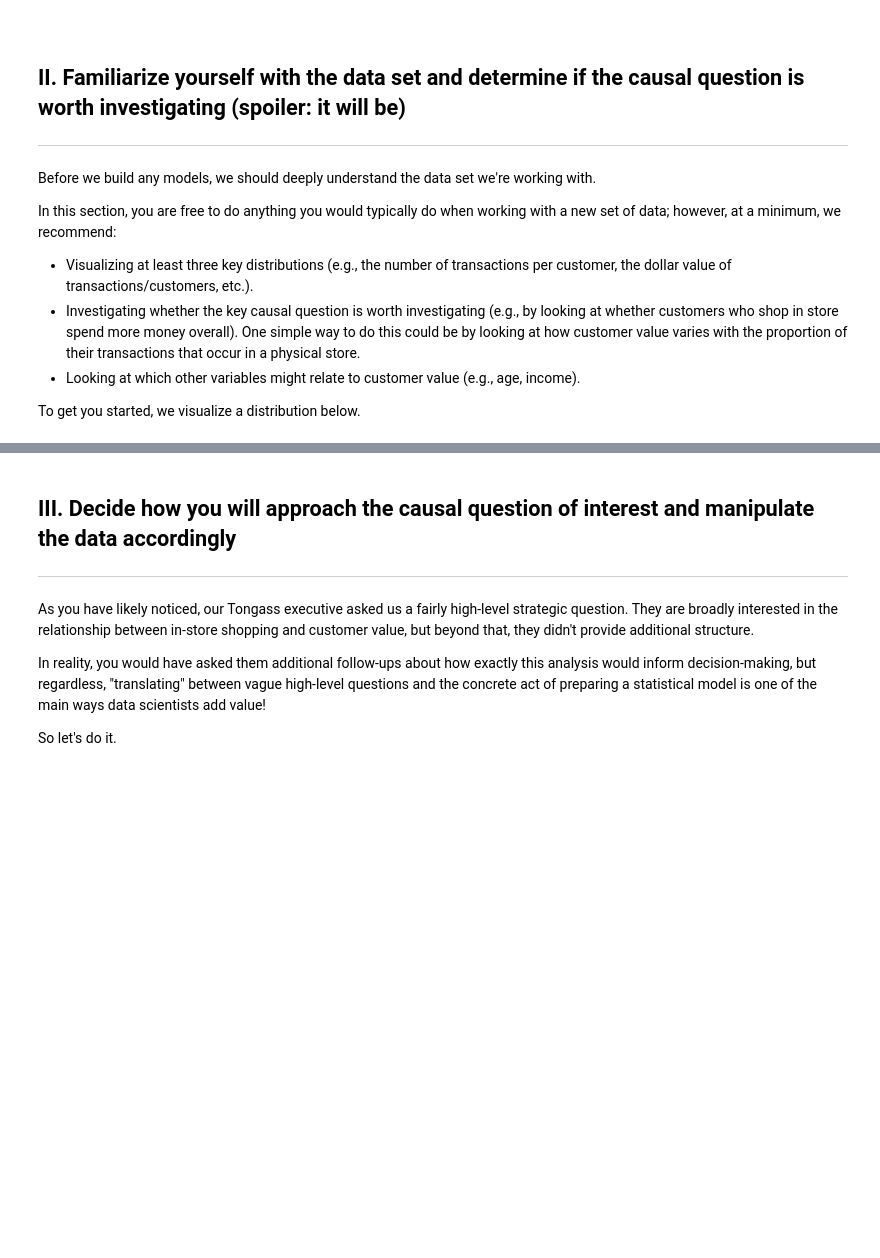
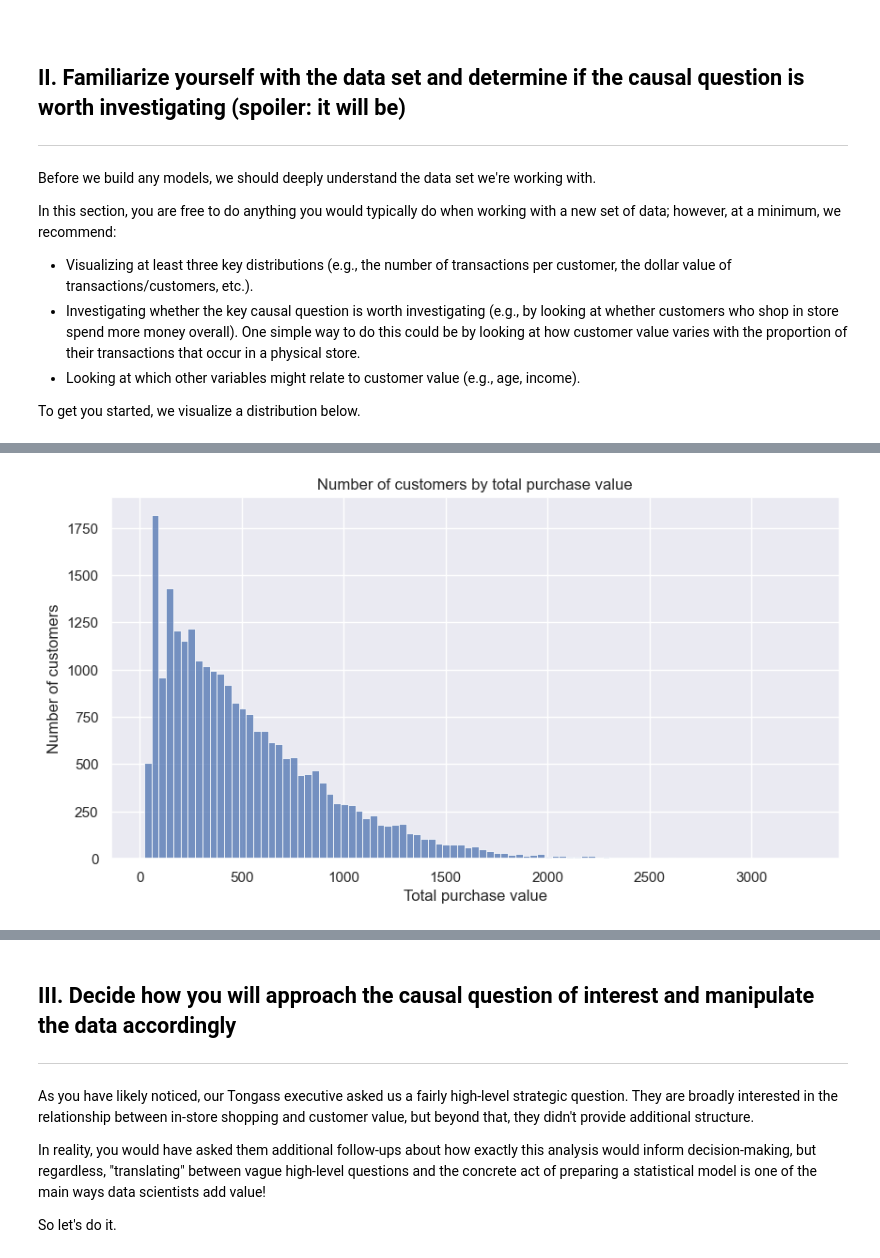
Before and after one commit to pwharrison/corise, a Jupyter notebook: causal-inference/week1_project.ipynb, the cells around one changed output, grey strips where cells are left out. Drawn from its saved outputs; the diff is of its cells as text; code cells hidden in the pictures; blank space fills up the shorter version.

```diff
--- a/causal-inference/week1_project.ipynb
+++ b/causal-inference/week1_project.ipynb
@@ -125,3 +122,25 @@ ax.set(
 [figure]
 # %%
 # TODO: visualize a key distribution (e.g., dollar value per customer, dollar value per customer cohort, etc.)
+# %%
+df_by_customer = df.groupby('customer_id').agg({
+    'age': 'first',
+    'income': 'first',
+    'state': 'first',
+    'distance': 'first',
+    'tx_order': 'count',
+    'amount': 'sum',
+    'in_store': 'mean',
+    'is_credit': 'mean',
+}).reset_index()
+
+df_by_customer = df_by_customer.rename(
+    columns = {
+        'tx_order': 'num_transactions',
+        'amount': 'customer_value',
+        'in_store': 'percent_in_store',
+        'is_credit': 'percent_credit',
+    }
+)
+
+df_by_customer
@@ -127,0 +161,11 @@ ax.set(
+# %%
+fig, ax = plt.subplots(1, 1, figsize=(10, 5))
+
+sns.histplot(df_by_customer['customer_value'], ax=ax)
+ax.set(
+    xlabel='Total purchase value',
+    ylabel='Number of customers',
+    title='Number of customers by total purchase value'
+);
+# %% [output]
+[figure, added]
```
Also changed, not shown: parts of 7 cells of this notebook.
